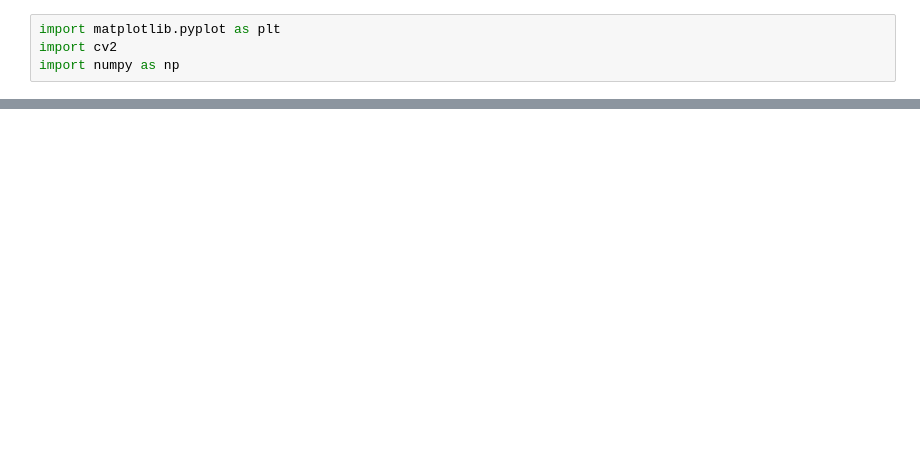
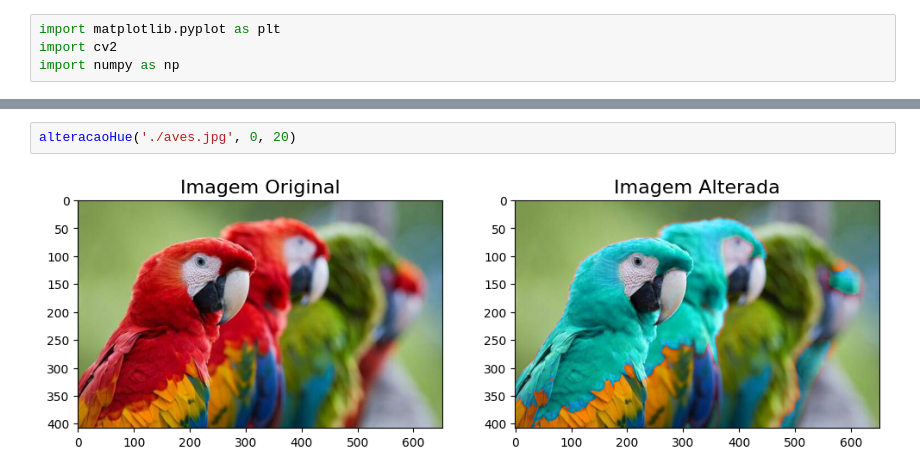
Before and after one commit to staubjoao/processamento_digital_imagens, a Jupyter notebook: trabalho01/main.ipynb, the cells around one changed output, grey strips where cells are left out. Cells and saved outputs as stored; diff of their text form; blank space fills up the shorter version.

```diff
--- a/trabalho01/main.ipynb
+++ b/trabalho01/main.ipynb
@@ -61,0 +59,4 @@ plt.show()
+# %%
+alteracaoHue('./aves.jpg', 0, 20)
+# %% [output]
+[figure, added]
```
Also changed, not shown: parts of 5 cells of this notebook, 5 other files.
